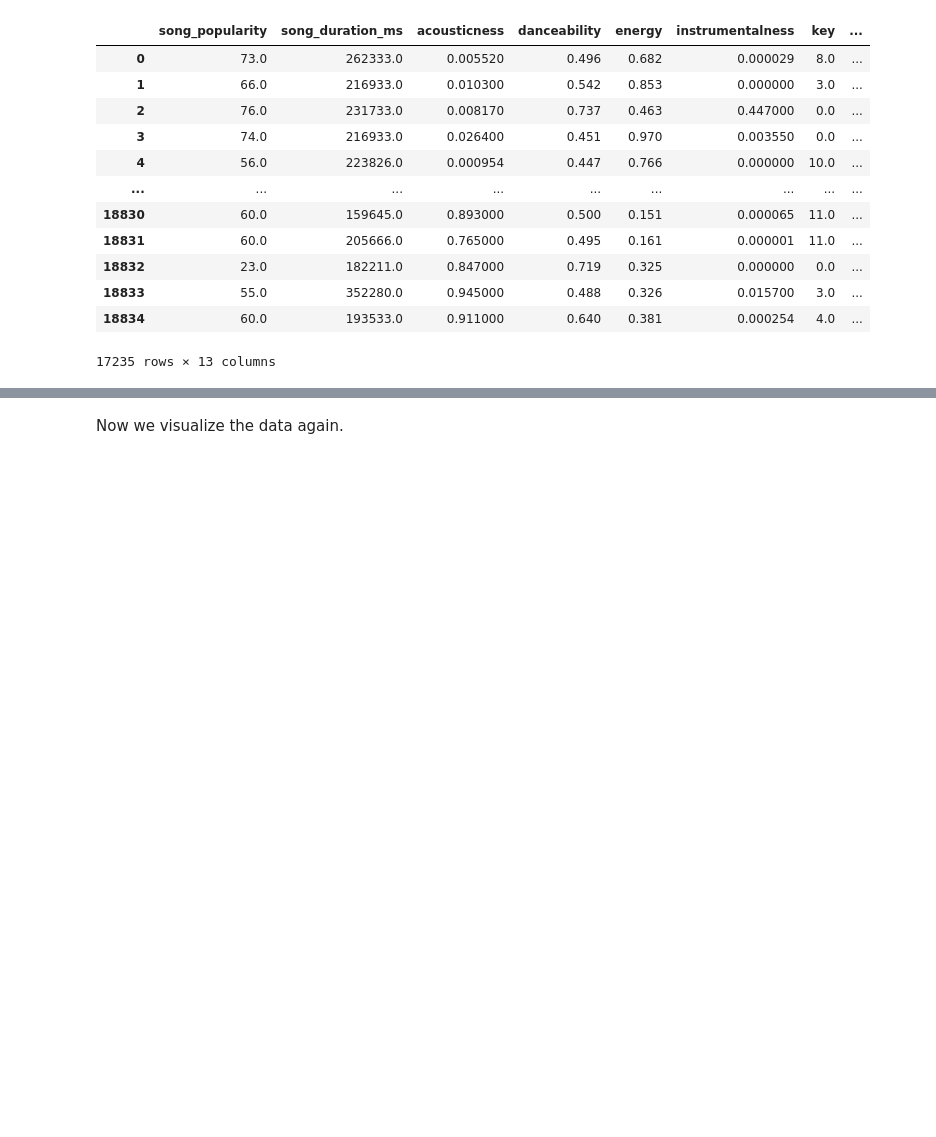
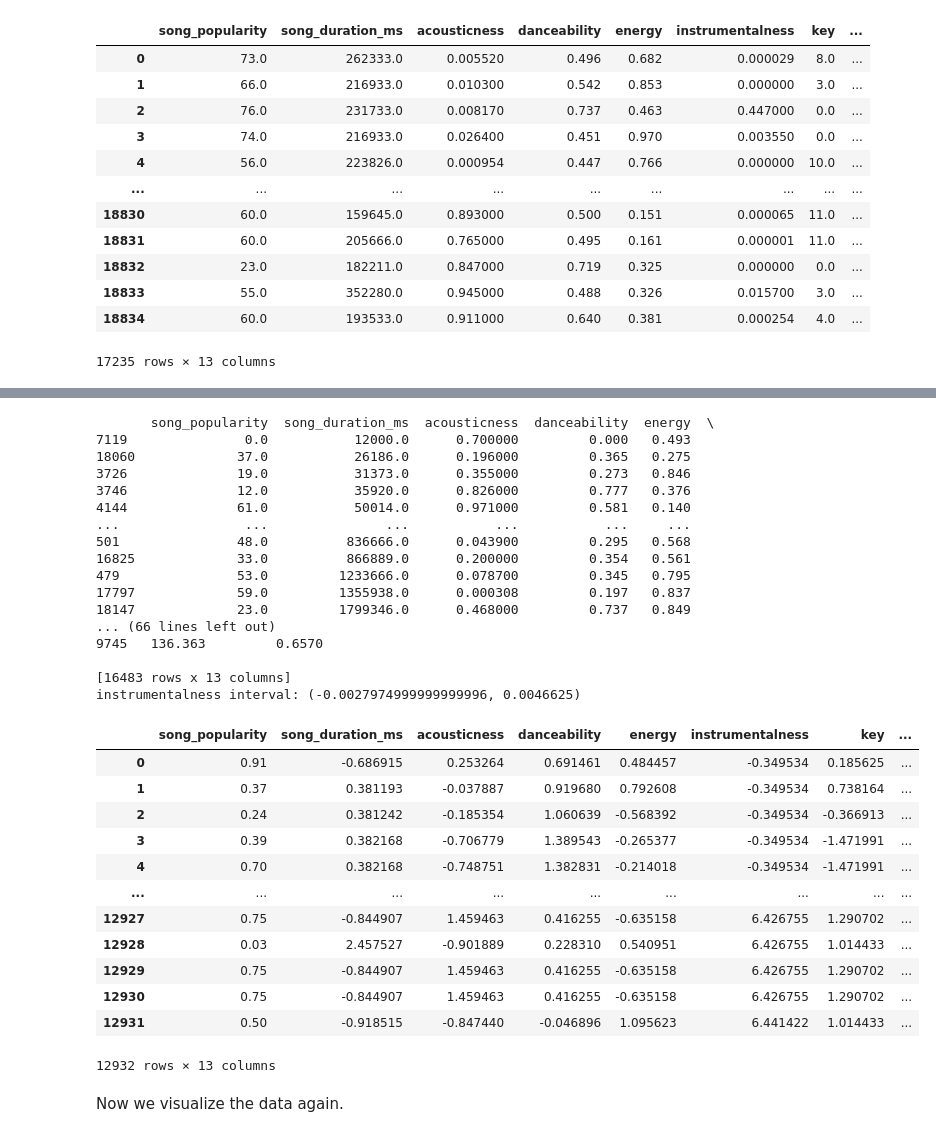
Before and after one commit to nick33333/CSE144, a Jupyter notebook: HW1/CSE-144-Assignment-1.ipynb, the cells around one changed output, grey strips where cells are left out. Cells and saved outputs as stored; diff of their text form; code cells hidden in the pictures; blank space fills up the shorter version.

```diff
--- a/CSE-144-Assignment-1.ipynb
+++ b/HW1/CSE-144-Assignment-1.ipynb
@@ -216,3 +188,77 @@ data[boolList]
+# %%
+# drop rows that have NULL value
+# ========== YOUR CODE STARTS HERE ==========
+data = data.dropna() # Drop all rows containing a NULL for any feature
+# ========== YOUR CODE ENDS HERE ============
+
+'''
+Remove outliers for features in ['song_duration_ms', 'instrumentalness']
+based on interquantile range. Here for each feature, we first sort data in an ascending order.
+Let q1 and q3 be the data that ranks 25% and 75% respectively. We then let iqr = q3 - q1, and
+compute
+                a = q1 - iqr x 1.5,
+                b = q3 + iqr x 1.5,
+and remove the data out of the range [a, b].
+Note: this can be realized with function quantile().
+'''
+for feature in ['song_duration_ms', 'instrumentalness']:
+    # ========== YOUR CODE STARTS HERE ==========
+    data = data.sort_values(by=feature)
+    q1 = data[feature].quantile(0.25)
+    q3 = data[feature].quantile(0.75)
+    iqr = q3 - q1
+    a = q1 - (iqr * 1.5)
+    b = q3 + (iqr * 1.5)
+    print(data)
+    print(f"{feature} interval: {(a, b)}")
+    data = data.query("@a < @data[@feature] < @b")
+#     data = data[data[feature] < a]
+#     data = data[data[feature] > b]
+    # ========== YOUR CODE ENDS HERE ============
+data = data.reset_index(drop=True)
+'''
+Scale all independent features using z-score normalization, and normalize dependent feature range to [0, 1]
+Note: use different mean and std for different columns!
+'''
+# ========== YOUR CODE STARTS HERE ==========
+for feature in data:
+    if feature != 'song_popularity':
+        data[feature] = (data[feature] - data[feature].mean()) / data[feature].std()
+data['song_popularity'] = (data['song_popularity'] - data['song_popularity'].min()) / data['song_popularity'].max()
+
+# ========== YOUR CODE ENDS HERE ============
+data
+# %% [output]
+       song_popularity  song_duration_ms  acousticness  danceability  energy  \
+7119               0.0           12000.0      0.700000         0.000   0.493
+18060             37.0           26186.0      0.196000         0.365   0.275
+3726              19.0           31373.0      0.355000         0.273   0.846
+3746              12.0           35920.0      0.826000         0.777   0.376
+4144              61.0           50014.0      0.971000         0.581   0.140
+...                ...               ...           ...           ...     ...
+501               48.0          836666.0      0.043900         0.295   0.568
+16825             33.0          866889.0      0.200000         0.354   0.561
+479               53.0         1233666.0      0.078700         0.345   0.795
+17797             59.0         1355938.0      0.000308         0.197   0.837
+18147             23.0         1799346.0      0.468000         0.737   0.849
+... (66 lines left out)
+9745   136.363         0.6570
+
+[16483 rows x 13 columns]
+instrumentalness interval: (-0.0027974999999999996, 0.0046625)
+|  | song_popularity | song_duration_ms | acousticness | danceability | energy | instrumentalness | key | ... |
+| 0 | 0.91 | -0.686915 | 0.253264 | 0.691461 | 0.484457 | -0.349534 | 0.185625 | ... |
+| 1 | 0.37 | 0.381193 | -0.037887 | 0.919680 | 0.792608 | -0.349534 | 0.738164 | ... |
+| 2 | 0.24 | 0.381242 | -0.185354 | 1.060639 | -0.568392 | -0.349534 | -0.366913 | ... |
+| 3 | 0.39 | 0.382168 | -0.706779 | 1.389543 | -0.265377 | -0.349534 | -1.471991 | ... |
+| 4 | 0.70 | 0.382168 | -0.748751 | 1.382831 | -0.214018 | -0.349534 | -1.471991 | ... |
+| ... | ... | ... | ... | ... | ... | ... | ... | ... |
+| 12927 | 0.75 | -0.844907 | 1.459463 | 0.416255 | -0.635158 | 6.426755 | 1.290702 | ... |
+| 12928 | 0.03 | 2.457527 | -0.901889 | 0.228310 | 0.540951 | 6.426755 | 1.014433 | ... |
+| 12929 | 0.75 | -0.844907 | 1.459463 | 0.416255 | -0.635158 | 6.426755 | 1.290702 | ... |
+| 12930 | 0.75 | -0.844907 | 1.459463 | 0.416255 | -0.635158 | 6.426755 | 1.290702 | ... |
+| 12931 | 0.50 | -0.918515 | -0.847440 | -0.046896 | 1.095623 | 6.441422 | 1.014433 | ... |
+12932 rows × 13 columns
 # %% [markdown]
 Now we visualize the data again.
 # %%
```
Also changed, not shown: parts of 9 cells of this notebook, 1 other file.
